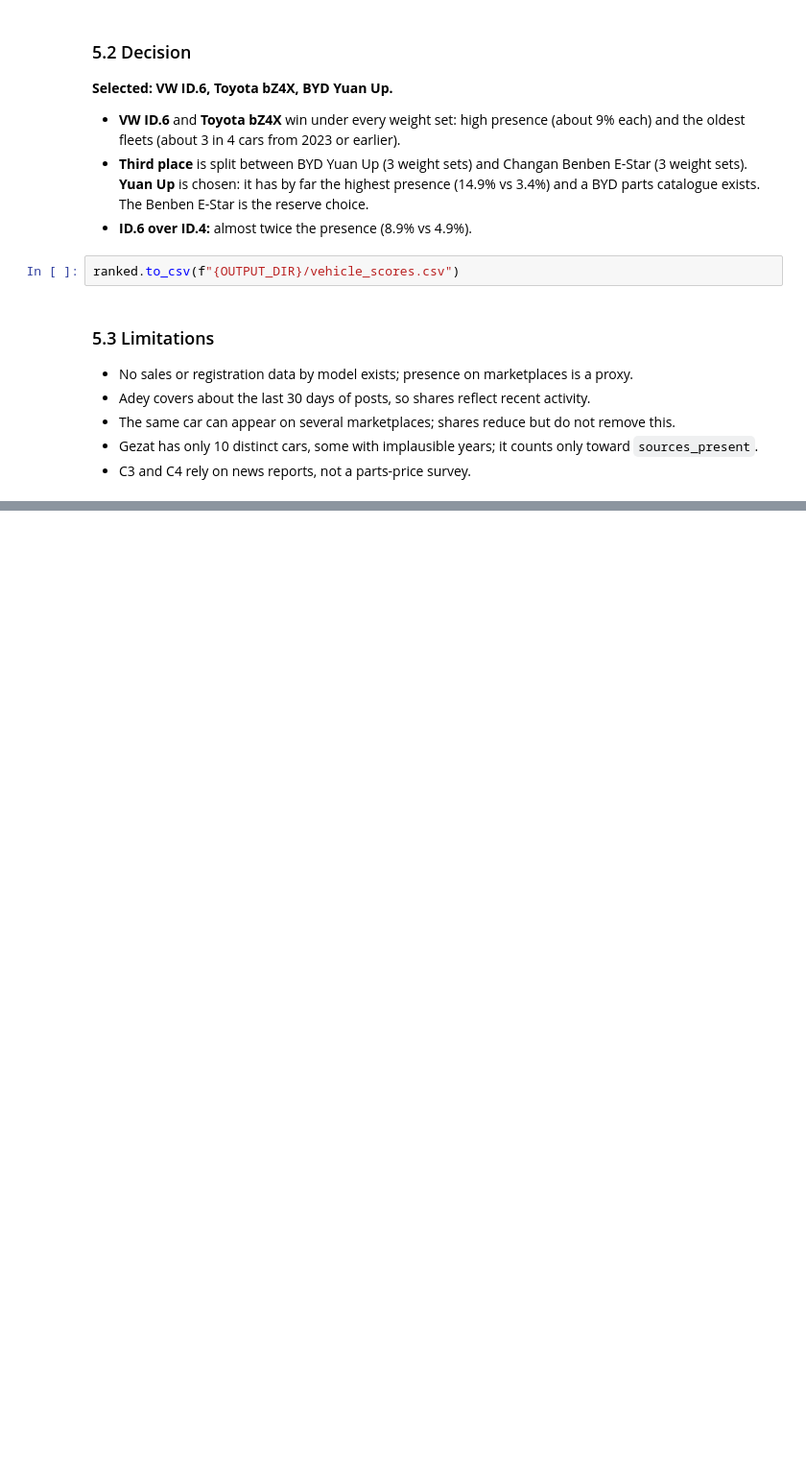
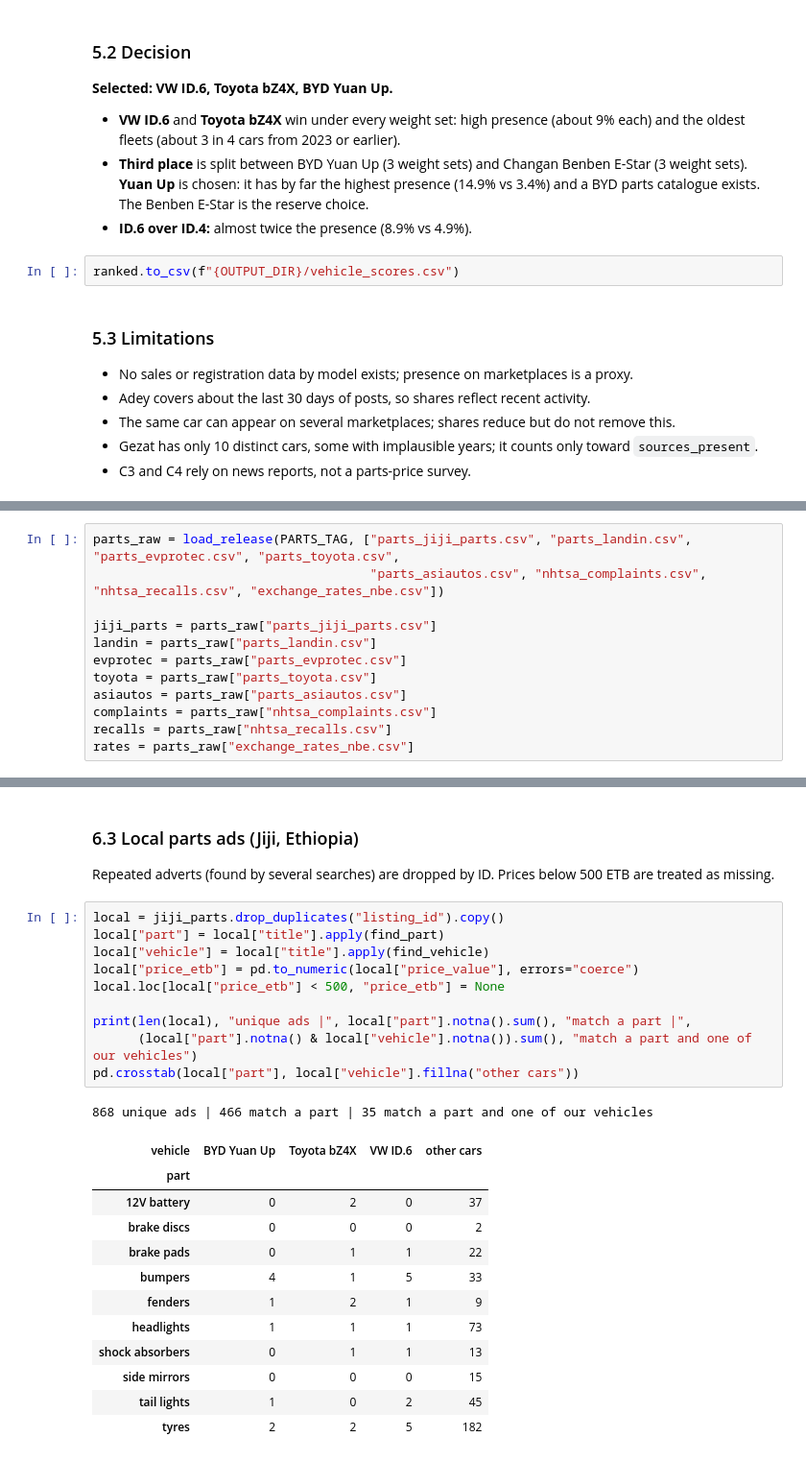
Before and after one commit to hanviol/ev-spare-parts-import-prioritization, a Jupyter notebook: Azarya_Melkamu.ipynb, the cells around one changed output, grey strips where cells are left out. Shown at 96% size. Drawn from its saved outputs; the diff is of its cells as text; blank space fills up the shorter version.

```diff
--- a/Azarya_Melkamu.ipynb
+++ b/Azarya_Melkamu.ipynb
@@ -543,0 +562,12 @@ Next: parts evidence for the three selected vehicles.
+# %%
+parts_raw = load_release(PARTS_TAG, ["parts_jiji_parts.csv", "parts_landin.csv", "parts_evprotec.csv", "parts_toyota.csv",
+                                     "parts_asiautos.csv", "nhtsa_complaints.csv", "nhtsa_recalls.csv", "exchange_rates_nbe.csv"])
+
+jiji_parts = parts_raw["parts_jiji_parts.csv"]
+landin = parts_raw["parts_landin.csv"]
+evprotec = parts_raw["parts_evprotec.csv"]
+toyota = parts_raw["parts_toyota.csv"]
+asiautos = parts_raw["parts_asiautos.csv"]
+complaints = parts_raw["nhtsa_complaints.csv"]
+recalls = parts_raw["nhtsa_recalls.csv"]
+rates = parts_raw["exchange_rates_nbe.csv"]
@@ -543,0 +627,28 @@ Next: parts evidence for the three selected vehicles.
+# %% [markdown]
+### 6.3 Local parts ads (Jiji, Ethiopia)
+
+Repeated adverts (found by several searches) are dropped by ID. Prices below 500 ETB are treated as missing.
+# %%
+local = jiji_parts.drop_duplicates("listing_id").copy()
+local["part"] = local["title"].apply(find_part)
+local["vehicle"] = local["title"].apply(find_vehicle)
+local["price_etb"] = pd.to_numeric(local["price_value"], errors="coerce")
+local.loc[local["price_etb"] < 500, "price_etb"] = None
+
+print(len(local), "unique ads |", local["part"].notna().sum(), "match a part |",
+      (local["part"].notna() & local["vehicle"].notna()).sum(), "match a part and one of our vehicles")
+pd.crosstab(local["part"], local["vehicle"].fillna("other cars"))
+# %% [output]
+868 unique ads | 466 match a part | 35 match a part and one of our vehicles
+| vehicle | BYD Yuan Up | Toyota bZ4X | VW ID.6 | other cars |
+| part |  |  |  |  |
+| 12V battery | 0 | 2 | 0 | 37 |
+| brake discs | 0 | 0 | 0 | 2 |
+| brake pads | 0 | 1 | 1 | 22 |
+| bumpers | 4 | 1 | 5 | 33 |
+| fenders | 1 | 2 | 1 | 9 |
+| headlights | 1 | 1 | 1 | 73 |
+| shock absorbers | 0 | 1 | 1 | 13 |
+| side mirrors | 0 | 0 | 0 | 15 |
+| tail lights | 1 | 0 | 2 | 45 |
+| tyres | 2 | 2 | 5 | 182 |
```
Also changed, not shown: parts of 26 cells of this notebook.
